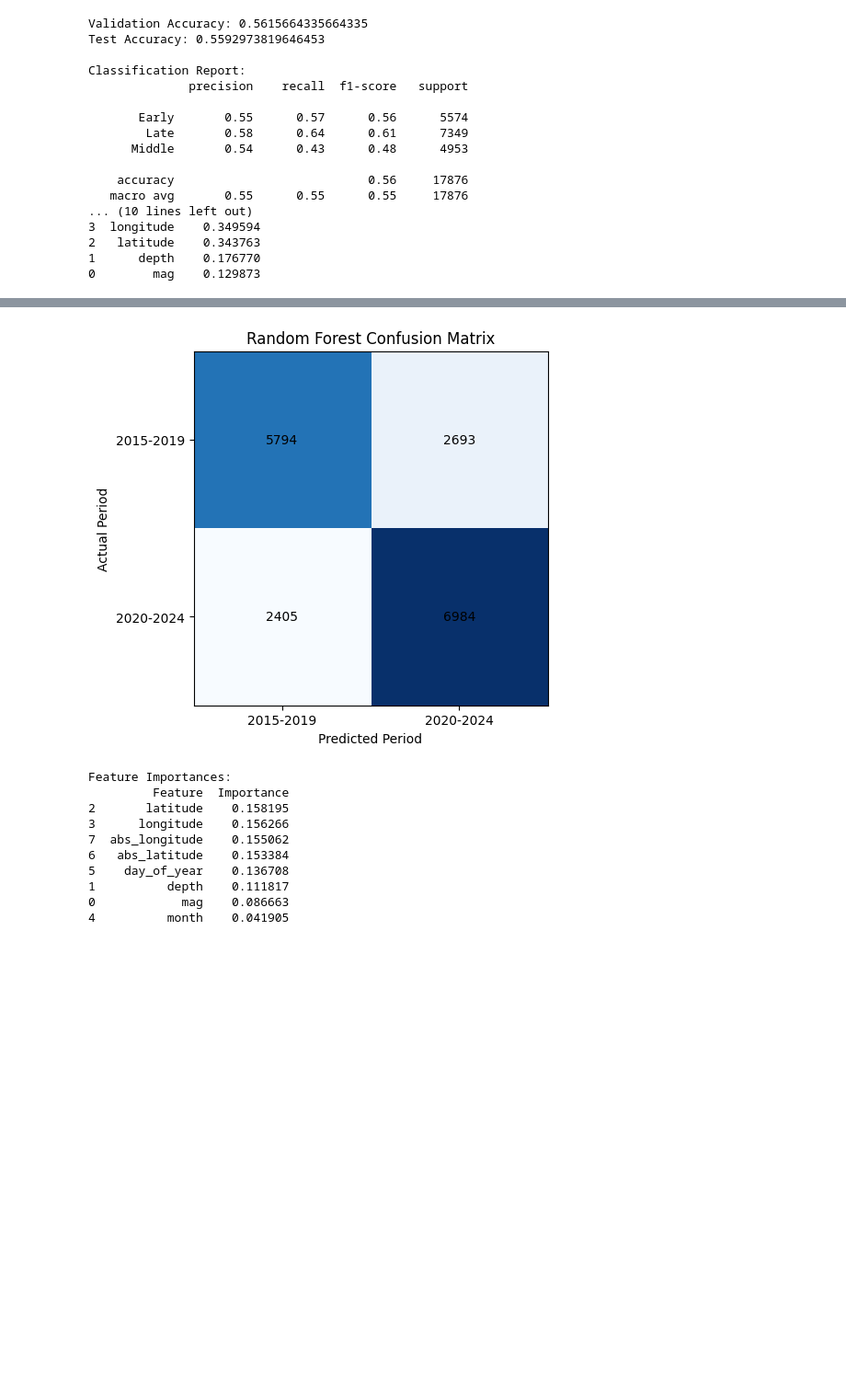
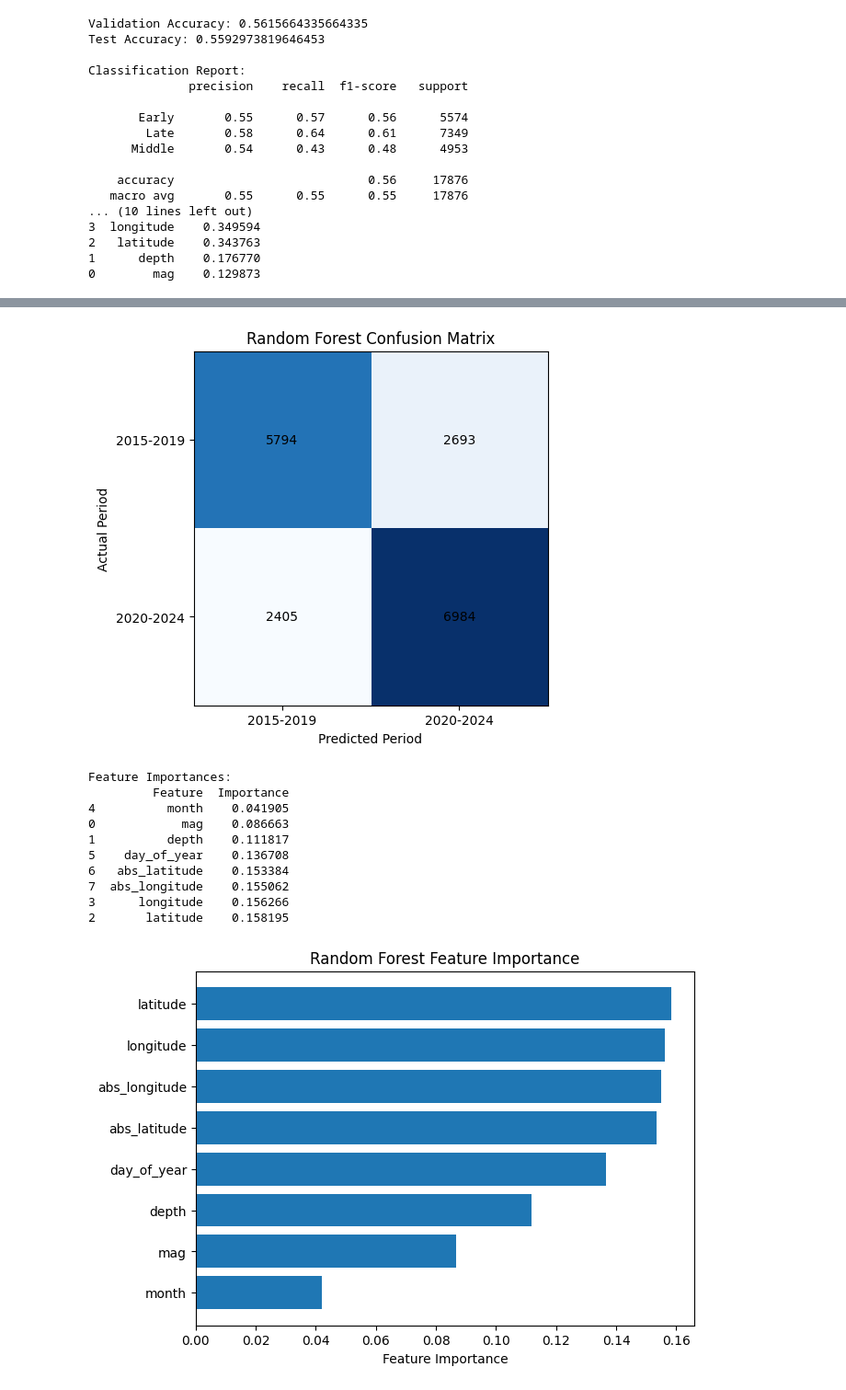
Before and after one commit to CameronKoP4/earthquake-dataset-analysis, a Jupyter notebook: Earthquakes_Dataset.ipynb, the cells around one changed output, grey strips where cells are left out. Shown at 92% size. Cells and saved outputs as stored; diff of their text form; code cells hidden in the pictures; blank space fills up the shorter version.

```diff
--- a/Earthquakes_Dataset.ipynb
+++ b/Earthquakes_Dataset.ipynb
@@ -592,38 +592,48 @@ plt.xlabel("Predicted Period")
 plt.ylabel("Actual Period")
 plt.title("Random Forest Confusion Matrix")
 
 plt.show()
 
 importance = pd.DataFrame({"Feature": X.columns, "Importance": rf.feature_importances_})
 
-importance = importance.sort_values(by = "Importance", ascending = False)
+importance = importance.sort_values(by = "Importance", ascending = True)
 
 print("\nFeature Importances:")
 print(importance)
+
+plt.figure(figsize = (7, 5))
+
+plt.barh(importance["Feature"], importance["Importance"])
+
+plt.xlabel("Feature Importance")
+plt.title("Random Forest Feature Importance")
+
+plt.show()
 # %% [output]
 Validation Accuracy: 0.7102657342657342
 Test Accuracy: 0.714813157305885
 
 Classification Report:
               precision    recall  f1-score   support
 
            0       0.71      0.68      0.69      8487
            1       0.72      0.74      0.73      9389
 
     accuracy                           0.71     17876
    macro avg       0.71      0.71      0.71     17876
 weighted avg       0.71      0.71      0.71     17876
 
 
 Confusion Matrix:
 [figure]
 Feature Importances:
          Feature  Importance
+4          month    0.041905
+0            mag    0.086663
+1          depth    0.111817
+5    day_of_year    0.136708
+6   abs_latitude    0.153384
+7  abs_longitude    0.155062
+3      longitude    0.156266
 2       latitude    0.158195
-3      longitude    0.156266
-7  abs_longitude    0.155062
-6   abs_latitude    0.153384
-5    day_of_year    0.136708
-1          depth    0.111817
-0            mag    0.086663
-4          month    0.041905
+[figure, added]
```
